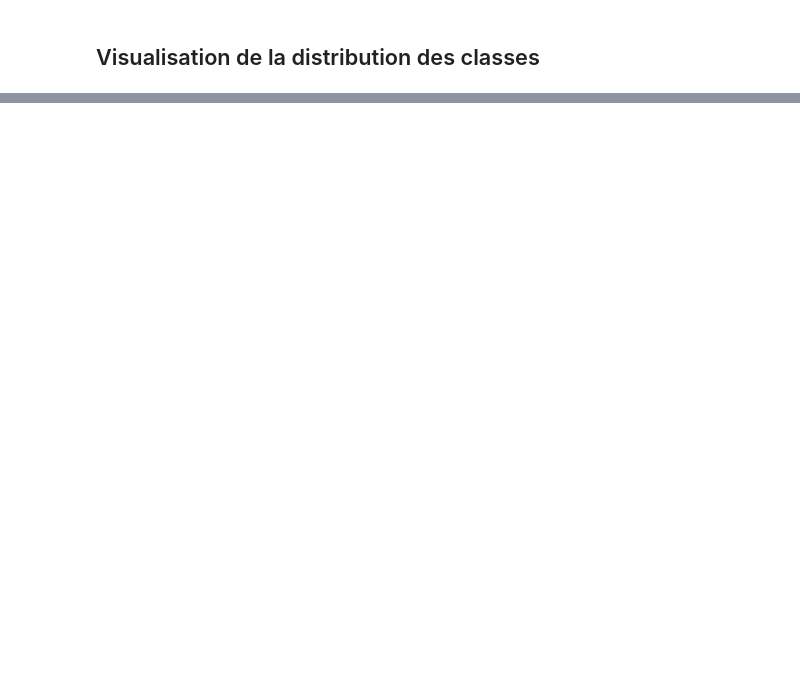
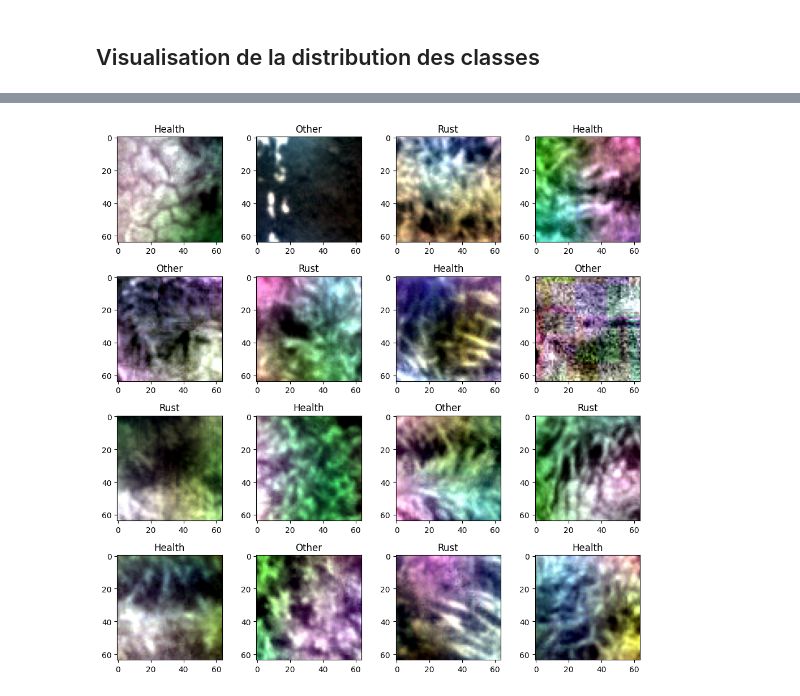
Before and after one commit to tinyhurricaneclarity/projet-deep-learning-m1, a Jupyter notebook: resnet/notebooks/visualisation.ipynb, the cells around one changed output, grey strips where cells are left out. Cells and saved outputs as stored; diff of their text form; code cells hidden in the pictures; blank space fills up the shorter version.

```diff
--- a/resnet/notebooks/visualisation.ipynb
+++ b/resnet/notebooks/visualisation.ipynb
@@ -28,0 +31,17 @@ plt.show() #on a 200 images par classes
+# %%
+#Visualiser les images
+
+labels = ["Health", "Other", "Rust"]
+
+fig, axes = plt.subplots(4, 4, figsize=(10, 10))
+
+for i, ax in enumerate(axes.flatten()): #axes.flatten() → transforme la grille en liste : [axes[0,0], axes[0,1], axes[1,0], axes[1,1]]
+  img = x_train[i]
+  ax.imshow(img)
+  ax.set_title(labels[y_train[i]])
+
+
+plt.tight_layout() #pour ajuster les tailles des images et éviter qu'elles se chevauchent
+plt.show()
+# %% [output]
+[figure, added]
```
Also changed, not shown: parts of 4 cells of this notebook, 4 other files.
